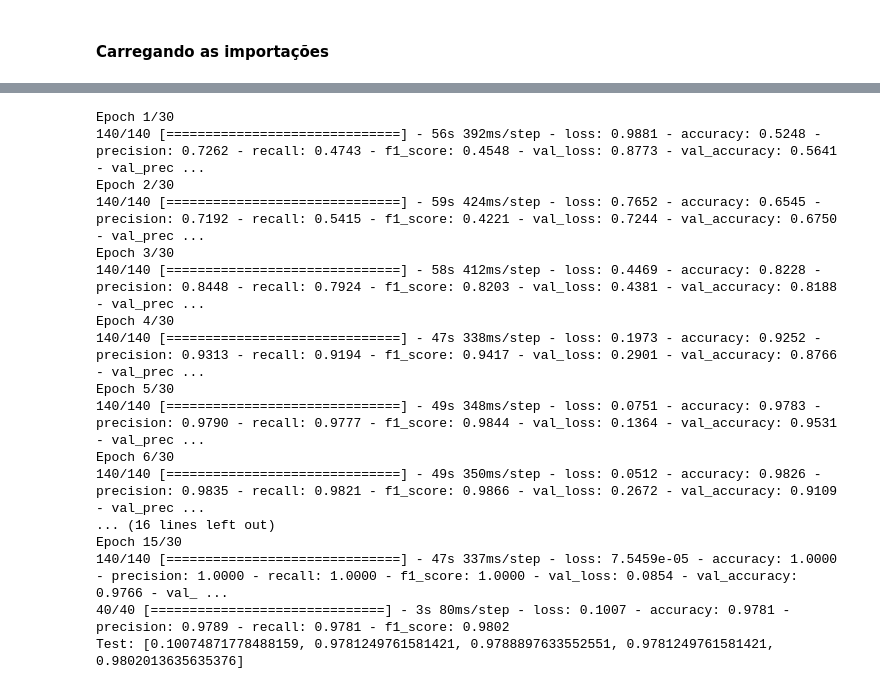
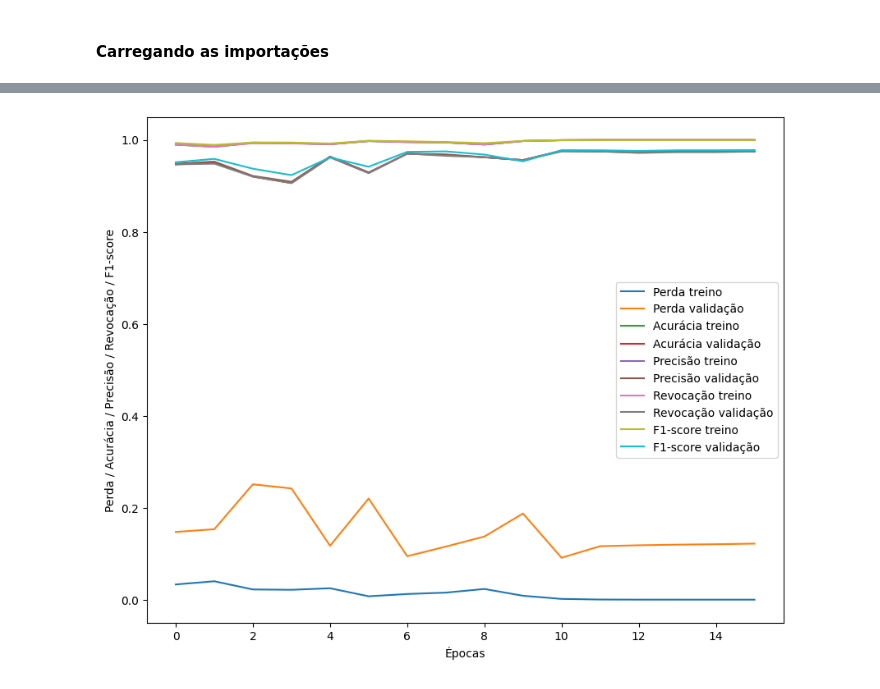
Before and after one commit to jvac99/Monografia_Joao_Victor_A_Correia, a Jupyter notebook: alzheimers-mri-monografia-redes-neurais_train_test_split.ipynb, the cells around one changed output, grey strips where cells are left out. Drawn from its saved outputs; the diff is of its cells as text; code cells hidden in the pictures.

```diff
--- a/alzheimers-mri-monografia-redes-neurais_train_test_split.ipynb
+++ b/alzheimers-mri-monografia-redes-neurais_train_test_split.ipynb
@@ -10,6 +90,26 @@ importing Jupyter notebook from c:\Users\joao.correia\Documents\Faculdade\Monogr
+# %%
+# Plota os gráficos de perda e acurácia
+plt.figure(figsize = (10, 8))
+plt.plot(history_model_1.history['loss'], label='Perda treino')
+plt.plot(history_model_1.history['val_loss'], label='Perda validação')
+plt.plot(history_model_1.history['accuracy'], label='Acurácia treino')
+plt.plot(history_model_1.history['val_accuracy'], label='Acurácia validação')
+plt.plot(history_model_1.history['precision'], label='Precisão treino')
+plt.plot(history_model_1.history['val_precision'], label='Precisão validação')
+plt.plot(history_model_1.history['recall'], label='Revocação treino')
+plt.plot(history_model_1.history['val_recall'], label='Revocação validação')
+plt.plot(history_model_1.history['f1_score'], label='F1-score treino')
+plt.plot(history_model_1.history['val_f1_score'], label='F1-score validação')
+plt.xlabel('Épocas')
+plt.ylabel('Perda / Acurácia / Precisão / Revocação / F1-score')
+plt.legend()
+plt.savefig('images\modelo01_grafico.png', format='png')
+plt.show()
+# %% [output]
+[figure, added]
 # %%
 # Define a arquitetura da CNN
-model = Sequential([
+model_2 = Sequential([
     Conv2D(32, (3, 3), activation='relu', input_shape=(*IMAGE_SIZE, 1)),
     MaxPooling2D((2, 2)),
     Conv2D(64, (3, 3), activation='relu'),
@@ -19,30 +119,3 @@ model = Sequential([
     Dense(64, activation='relu'),
     Dense(4, activation='softmax')
 ])
-
-model.compile(optimizer = 'adam', loss = 'categorical_crossentropy', metrics = METRICS)
-
-# Treina o modelo
-history = model.fit(X_train, y_train_categorical, epochs = EPOCHS, validation_data = dataset_validation_categorical, callbacks=[early_stop])
-
-# Avaliar o modelo no conjunto de teste
-result = model.evaluate(X_test, y_test_categorical)
-print('Test:', result)
-# %% [output]
-Epoch 1/30
-140/140 [==============================] - 56s 392ms/step - loss: 0.9881 - accuracy: 0.5248 - precision: 0.7262 - recall: 0.4743 - f1_score: 0.4548 - val_loss: 0.8773 - val_accuracy: 0.5641 - val_prec ...
-Epoch 2/30
-140/140 [==============================] - 59s 424ms/step - loss: 0.7652 - accuracy: 0.6545 - precision: 0.7192 - recall: 0.5415 - f1_score: 0.4221 - val_loss: 0.7244 - val_accuracy: 0.6750 - val_prec ...
-Epoch 3/30
-140/140 [==============================] - 58s 412ms/step - loss: 0.4469 - accuracy: 0.8228 - precision: 0.8448 - recall: 0.7924 - f1_score: 0.8203 - val_loss: 0.4381 - val_accuracy: 0.8188 - val_prec ...
-Epoch 4/30
-140/140 [==============================] - 47s 338ms/step - loss: 0.1973 - accuracy: 0.9252 - precision: 0.9313 - recall: 0.9194 - f1_score: 0.9417 - val_loss: 0.2901 - val_accuracy: 0.8766 - val_prec ...
-Epoch 5/30
-140/140 [==============================] - 49s 348ms/step - loss: 0.0751 - accuracy: 0.9783 - precision: 0.9790 - recall: 0.9777 - f1_score: 0.9844 - val_loss: 0.1364 - val_accuracy: 0.9531 - val_prec ...
-Epoch 6/30
-140/140 [==============================] - 49s 350ms/step - loss: 0.0512 - accuracy: 0.9826 - precision: 0.9835 - recall: 0.9821 - f1_score: 0.9866 - val_loss: 0.2672 - val_accuracy: 0.9109 - val_prec ...
-... (16 lines left out)
-Epoch 15/30
-140/140 [==============================] - 47s 337ms/step - loss: 7.5459e-05 - accuracy: 1.0000 - precision: 1.0000 - recall: 1.0000 - f1_score: 1.0000 - val_loss: 0.0854 - val_accuracy: 0.9766 - val_ ...
-40/40 [==============================] - 3s 80ms/step - loss: 0.1007 - accuracy: 0.9781 - precision: 0.9789 - recall: 0.9781 - f1_score: 0.9802
-Test: [0.10074871778488159, 0.9781249761581421, 0.9788897633552551, 0.9781249761581421, 0.9802013635635376]
```
Also changed, not shown: parts of 31 cells of this notebook, 51 other files.
